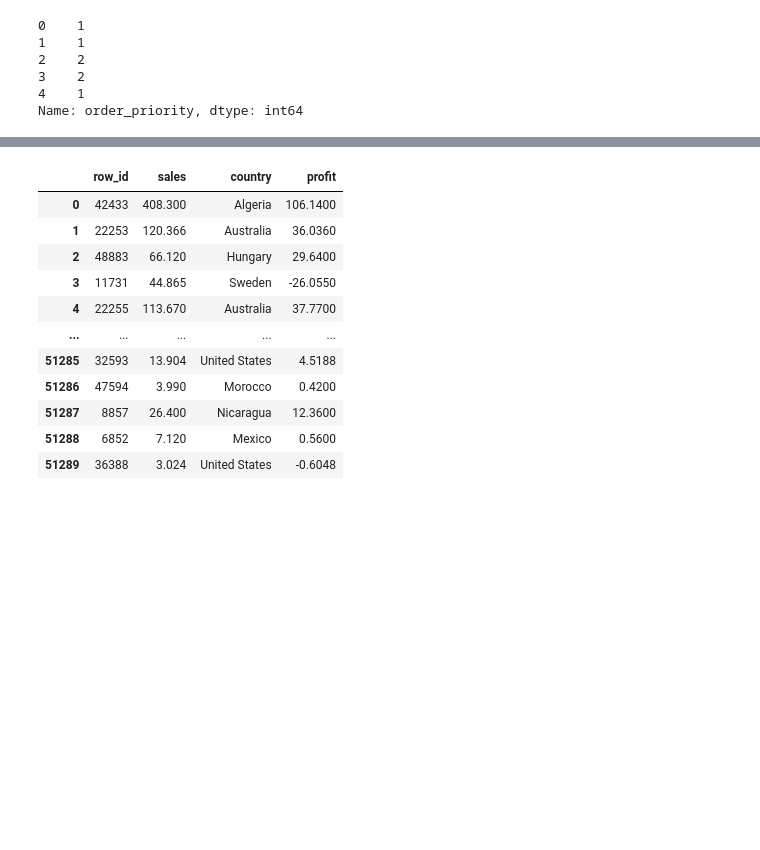
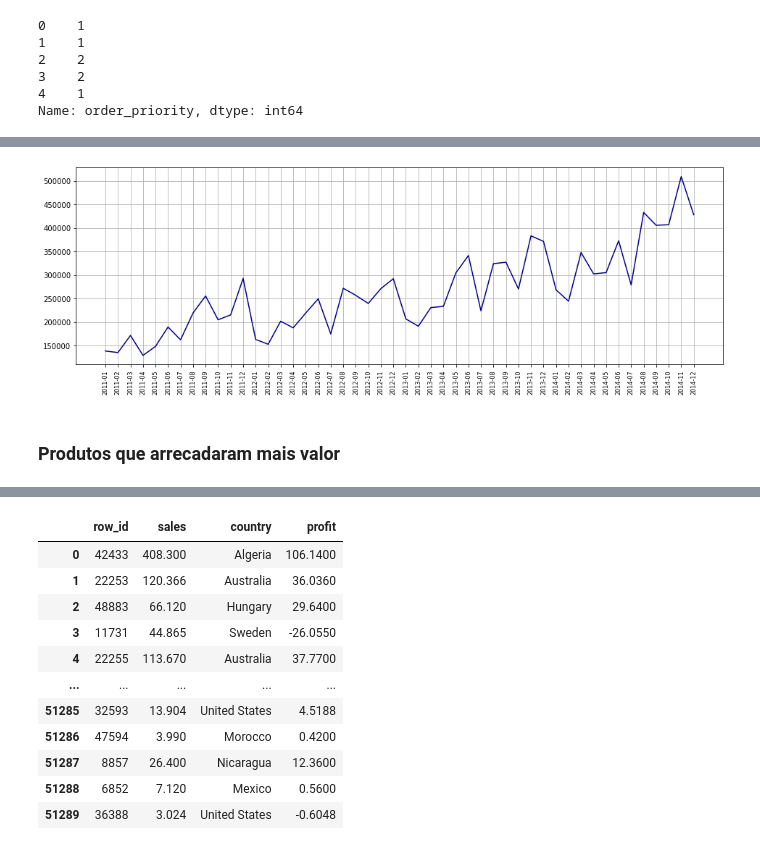
Before and after one commit to vector-b/alipaga_store_sales, a Jupyter notebook: Case.ipynb, the cells around one changed output, grey strips where cells are left out. Saved outputs shown, nothing was run; the diff lists cells and outputs as text; code cells hidden in the pictures; blank space fills up the shorter version.

```diff
--- a/Case.ipynb
+++ b/Case.ipynb
@@ -80,3 +77,6 @@ df["order_priority"].head()
 3    2
 4    1
 Name: order_priority, dtype: int64
+# %%
+sales_day = df.groupby(["order_date"]).sales.sum().reset_index()
+sales_month = sales_day.groupby(pd.Grouper(key='order_date', freq='M')).sum().reset_index()
@@ -82,0 +99,4 @@ Name: order_priority, dtype: int64
+# %%
+sales_month = sales_day.groupby(pd.Grouper(key='order_date', freq='M')).sum().reset_index()
+# %%
+sales_month["order_date"] = sales_month['order_date'].apply(lambda x: x.strftime('%Y-%m'))
@@ -82,0 +125,10 @@ Name: order_priority, dtype: int64
+# %%
+plt.figure(figsize=(16, 5))
+plt.plot(sales_month['order_date'], sales_month['sales'], color='darkblue')
+plt.xticks(rotation='vertical', size=8)
+plt.grid()
+plt.show()
+# %% [output]
+[figure, added]
+# %% [markdown]
+### Produtos que arrecadaram mais valor
```
Also changed, not shown: parts of 38 cells of this notebook.
